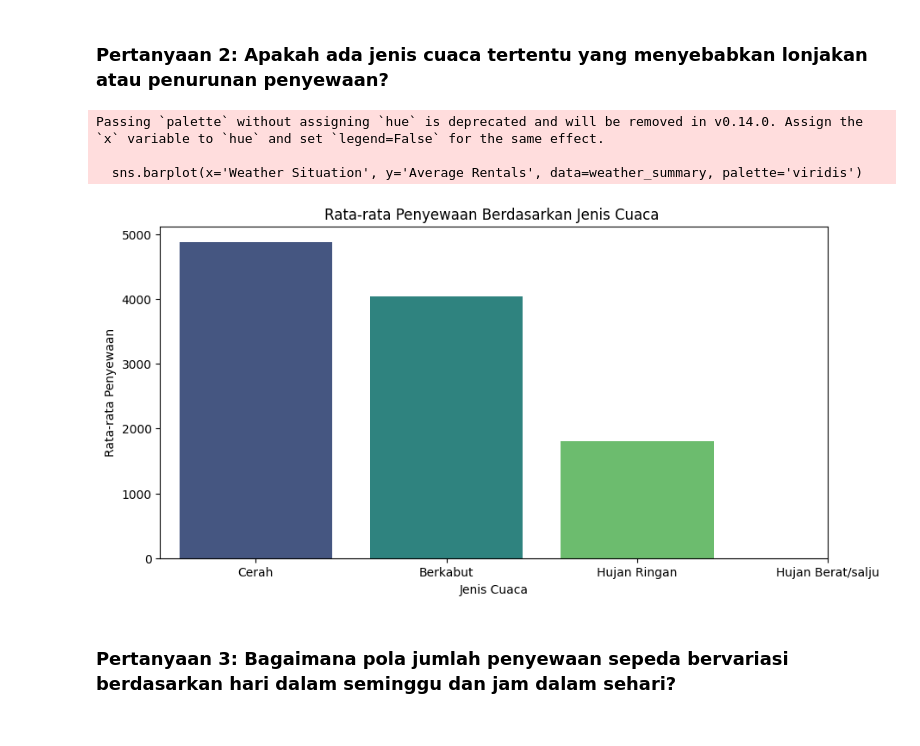
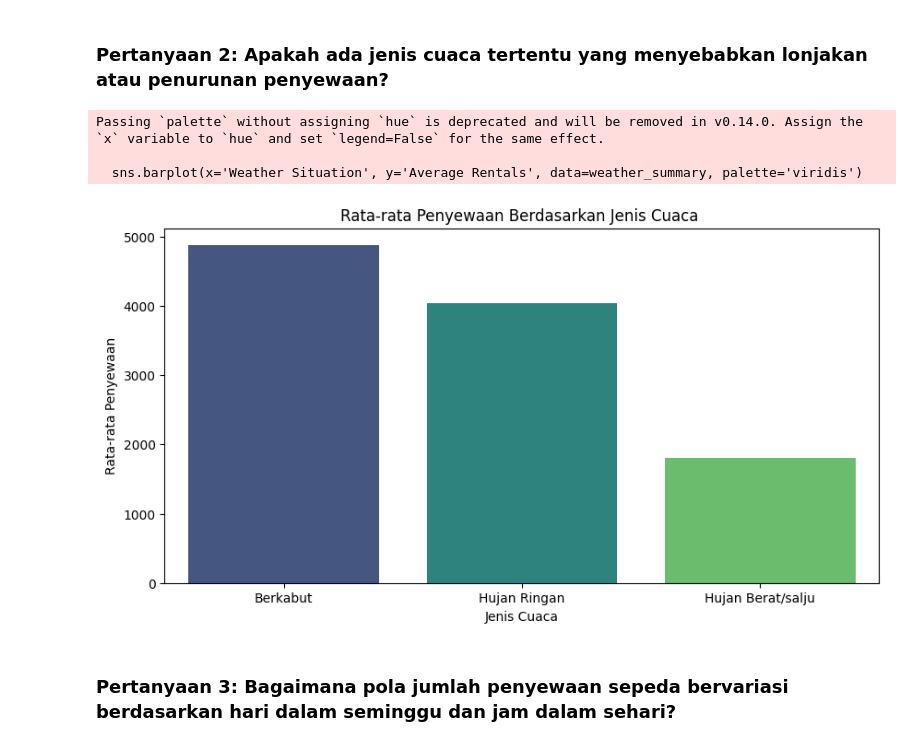
Before and after one commit to ThirafiQaedi/ThirafiQaedi-Dicoding_Belajar-Analisis-Data-dengan-Python_Proyek-Analisis-Data-Bike-Sharing, a Jupyter notebook: notebook.ipynb, the cells around one changed output. Saved outputs shown, nothing was run; the diff lists cells and outputs as text; code cells hidden in the pictures.

```diff
--- a/notebook.ipynb
+++ b/notebook.ipynb
@@ -378,6 +378,13 @@ correlation
 # Menghitung rata-rata penyewaan berdasarkan jenis cuaca
 weather_summary = day_df.groupby('weathersit')['cnt'].agg(['mean', 'sum', 'count']).reset_index()
 weather_summary.columns = ['Weather Situation', 'Average Rentals', 'Total Rentals', 'Days Count']
+weather_mapping = {
+    1: 'Cerah',
+    2: 'Berkabut',
+    3: 'Hujan Ringan',
+    4: 'Hujan Berat/salju',
+}
+weather_summary['Weather Situation'] = weather_summary['Weather Situation'].map(weather_mapping)
 print("\nRata-rata Penyewaan Berdasarkan Jenis Cuaca:")
 weather_summary
 # %% [output]
@@ -495,17 +536,16 @@ plt.show()
 # %%
 # Visualisasi rata-rata penyewaan berdasarkan jenis cuaca dengan bar chart
 plt.figure(figsize=(10, 5))
 sns.barplot(x='Weather Situation', y='Average Rentals', data=weather_summary, palette='viridis')
 plt.title('Rata-rata Penyewaan Berdasarkan Jenis Cuaca ')
 plt.xlabel('Jenis Cuaca')
 plt.ylabel('Rata-rata Penyewaan')
-plt.xticks(ticks=[0, 1, 2, 3], labels=['Cerah', 'Berkabut', 'Hujan Ringan', 'Hujan Berat/salju'])
 plt.show()
 # %% [output]
 Passing `palette` without assigning `hue` is deprecated and will be removed in v0.14.0. Assign the `x` variable to `hue` and set `legend=False` for the same effect.
 
   sns.barplot(x='Weather Situation', y='Average Rentals', data=weather_summary, palette='viridis')
-[figure, old version]
+[figure, new version]
 # %% [markdown]
 ### Pertanyaan 3: Bagaimana pola jumlah penyewaan sepeda bervariasi berdasarkan hari dalam seminggu dan jam dalam sehari?
 # %%
```
Also changed, not shown: parts of 7 cells of this notebook, 1 other file.
